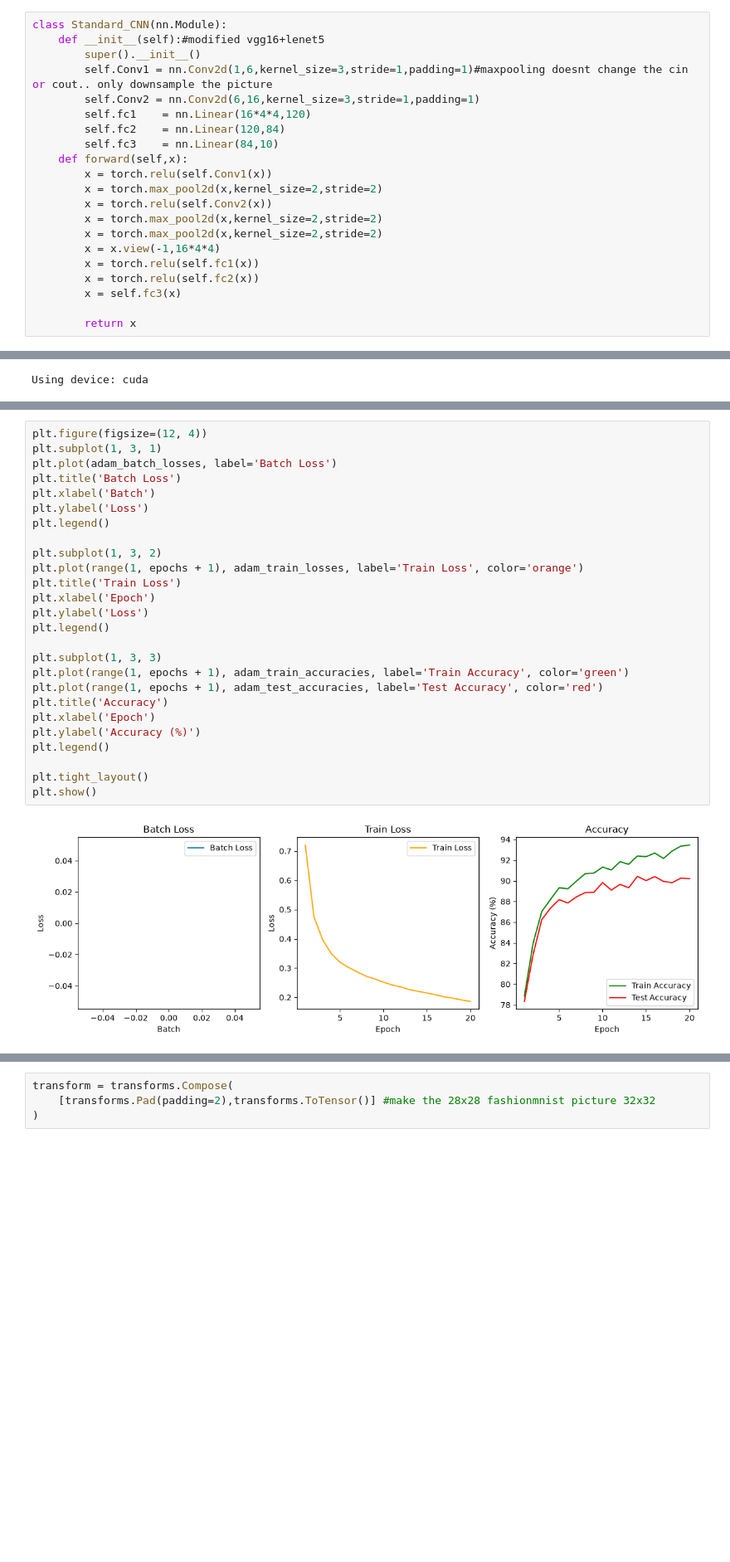
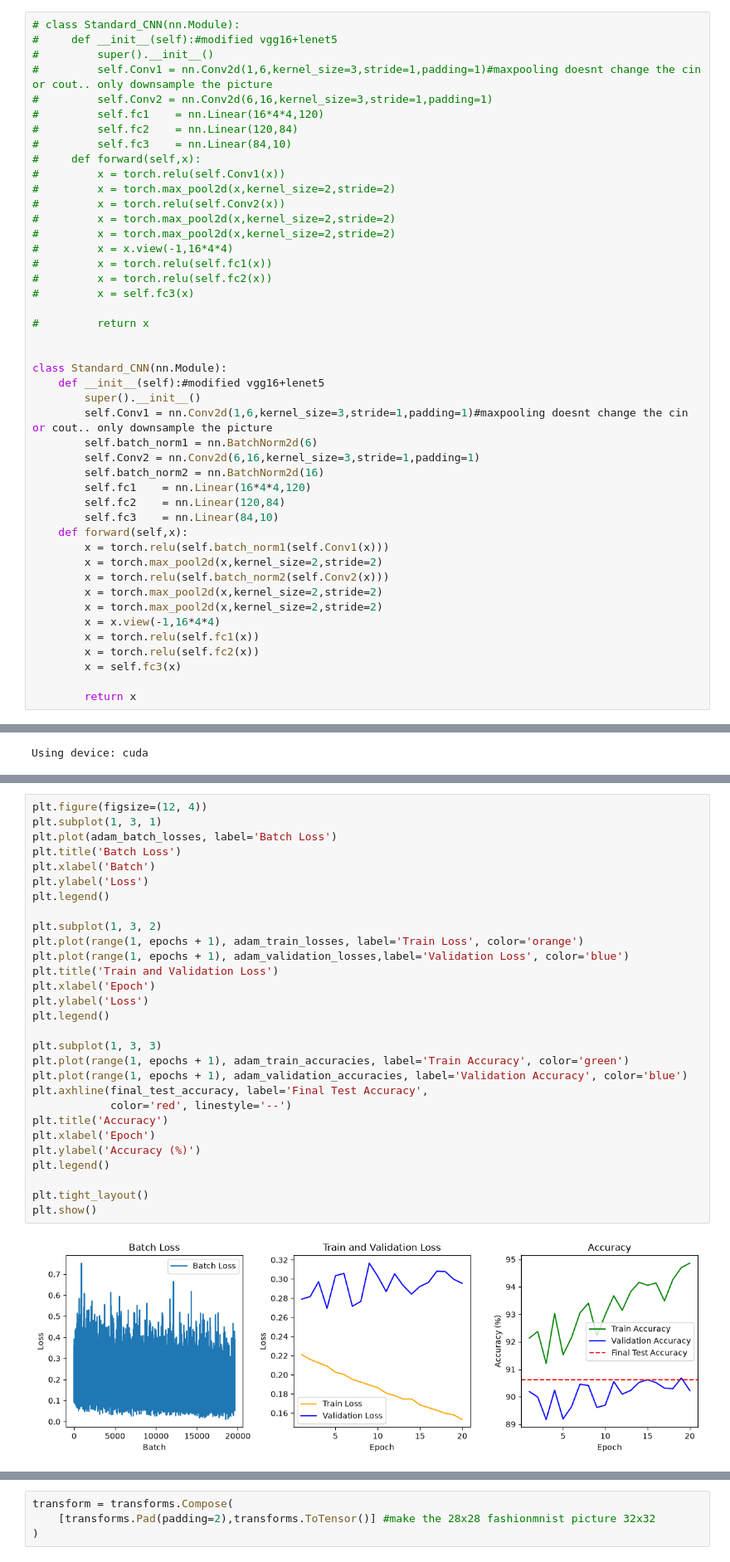
Before and after one commit to chabi1773/EN3150_Assignment_03_Team-FrameX, a Jupyter notebook: PR_assignment.ipynb, the cells around one changed output, grey strips where cells are left out. Shown at 83% size. Cells and saved outputs as stored; diff of their text form; blank space fills up the shorter version.

```diff
--- a/PR_assignment.ipynb
+++ b/PR_assignment.ipynb
@@ -6,18 +6,42 @@ import torchvision.transforms as transforms
 import matplotlib.pyplot as plt
 import time
 # %%
+# class Standard_CNN(nn.Module):
+#     def __init__(self):#modified vgg16+lenet5
+#         super().__init__()
+#         self.Conv1 = nn.Conv2d(1,6,kernel_size=3,stride=1,padding=1)#maxpooling doesnt change the cin or cout.. only downsample the picture
+#         self.Conv2 = nn.Conv2d(6,16,kernel_size=3,stride=1,padding=1)
+#         self.fc1    = nn.Linear(16*4*4,120)
+#         self.fc2    = nn.Linear(120,84)
+#         self.fc3    = nn.Linear(84,10)
+#     def forward(self,x):
+#         x = torch.relu(self.Conv1(x))
+#         x = torch.max_pool2d(x,kernel_size=2,stride=2)
+#         x = torch.relu(self.Conv2(x))
+#         x = torch.max_pool2d(x,kernel_size=2,stride=2)
+#         x = torch.max_pool2d(x,kernel_size=2,stride=2)
+#         x = x.view(-1,16*4*4)
+#         x = torch.relu(self.fc1(x))
+#         x = torch.relu(self.fc2(x))
+#         x = self.fc3(x)
+
+#         return x
+
+
 class Standard_CNN(nn.Module):
     def __init__(self):#modified vgg16+lenet5
         super().__init__()
         self.Conv1 = nn.Conv2d(1,6,kernel_size=3,stride=1,padding=1)#maxpooling doesnt change the cin or cout.. only downsample the picture
+        self.batch_norm1 = nn.BatchNorm2d(6)
         self.Conv2 = nn.Conv2d(6,16,kernel_size=3,stride=1,padding=1)
+        self.batch_norm2 = nn.BatchNorm2d(16)
         self.fc1    = nn.Linear(16*4*4,120)
         self.fc2    = nn.Linear(120,84)
         self.fc3    = nn.Linear(84,10)
     def forward(self,x):
-        x = torch.relu(self.Conv1(x))
+        x = torch.relu(self.batch_norm1(self.Conv1(x)))
         x = torch.max_pool2d(x,kernel_size=2,stride=2)
-        x = torch.relu(self.Conv2(x))
+        x = torch.relu(self.batch_norm2(self.Conv2(x)))
         x = torch.max_pool2d(x,kernel_size=2,stride=2)
         x = torch.max_pool2d(x,kernel_size=2,stride=2)
         x = x.view(-1,16*4*4)
@@ -222,31 +349,34 @@ time for training 310.74877977371216 seconds
 # %%
 plt.figure(figsize=(12, 4))
 plt.subplot(1, 3, 1)
 plt.plot(adam_batch_losses, label='Batch Loss')
 plt.title('Batch Loss')
 plt.xlabel('Batch')
 plt.ylabel('Loss')
 plt.legend()
 
 plt.subplot(1, 3, 2)
 plt.plot(range(1, epochs + 1), adam_train_losses, label='Train Loss', color='orange')
-plt.title('Train Loss')
+plt.plot(range(1, epochs + 1), adam_validation_losses,label='Validation Loss', color='blue')
+plt.title('Train and Validation Loss')
 plt.xlabel('Epoch')
 plt.ylabel('Loss')
 plt.legend()
 
 plt.subplot(1, 3, 3)
 plt.plot(range(1, epochs + 1), adam_train_accuracies, label='Train Accuracy', color='green')
-plt.plot(range(1, epochs + 1), adam_test_accuracies, label='Test Accuracy', color='red')
+plt.plot(range(1, epochs + 1), adam_validation_accuracies, label='Validation Accuracy', color='blue')
+plt.axhline(final_test_accuracy, label='Final Test Accuracy',
+            color='red', linestyle='--')
 plt.title('Accuracy')
 plt.xlabel('Epoch')
 plt.ylabel('Accuracy (%)')
 plt.legend()
 
 plt.tight_layout()
 plt.show()
 # %% [output]
-[figure, old version]
+[figure, new version]
 # %%
 epochs = 20
 sgd_batch_losses = []
```
Also changed, not shown: parts of 3 cells of this notebook.
